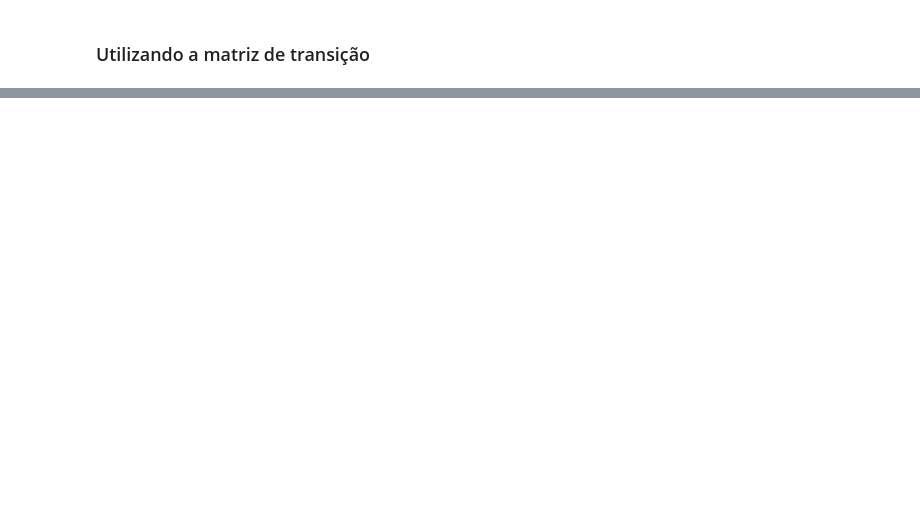
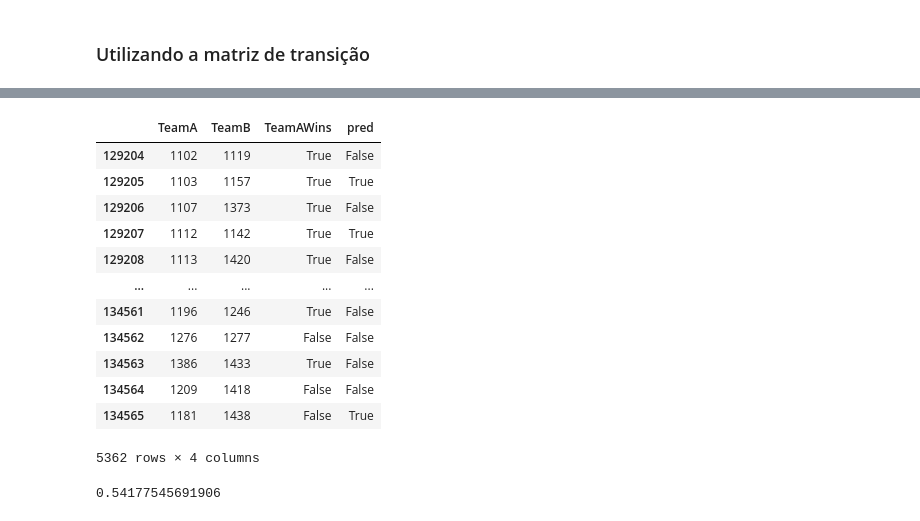
Before and after one commit to NicolasCho/projeto_ML, a Jupyter notebook: ML.ipynb, the cells around one changed output, grey strips where cells are left out. Drawn from its saved outputs; the diff is of its cells as text; code cells hidden in the pictures; blank space fills up the shorter version.

```diff
--- a/ML.ipynb
+++ b/ML.ipynb
@@ -794,0 +821,33 @@ Precisa dos elos dos times em 2014 para passar pro modelo de regressão
+# %%
+for index, row in RegularSeasonCompactResults_2014.iterrows():
+    try:
+        val =  trans_matrix.loc[trans_matrix.index == int(row['TeamA']), int(row['TeamB'])].values[0] > 0.5
+    except:
+        val = False
+    RegularSeasonCompactResults_2014.loc[(RegularSeasonCompactResults_2014['TeamA'] == row['TeamA'])&(RegularSeasonCompactResults_2014['TeamB'] == RegularSeasonCompactResults_2014['TeamB']), 'pred'] = val
+# %%
+RegularSeasonCompactResults_2014
+# %% [output]
+|  | TeamA | TeamB | TeamAWins | pred |
+| 129204 | 1102 | 1119 | True | False |
+| 129205 | 1103 | 1157 | True | True |
+| 129206 | 1107 | 1373 | True | False |
+| 129207 | 1112 | 1142 | True | True |
+| 129208 | 1113 | 1420 | True | False |
+| ... | ... | ... | ... | ... |
+| 134561 | 1196 | 1246 | True | False |
+| 134562 | 1276 | 1277 | False | False |
+| 134563 | 1386 | 1433 | True | False |
+| 134564 | 1209 | 1418 | False | False |
+| 134565 | 1181 | 1438 | False | True |
+5362 rows × 4 columns
+# %%
+acertos = 0
+total = RegularSeasonCompactResults_2014.shape[0]
+for index, row in RegularSeasonCompactResults_2014.iterrows():
+    if row['TeamAWins'] == row['pred']:
+        acertos += 1
+acc = acertos / total
+acc
+# %% [output]
+0.54177545691906
```
Also changed, not shown: parts of 23 cells of this notebook.
